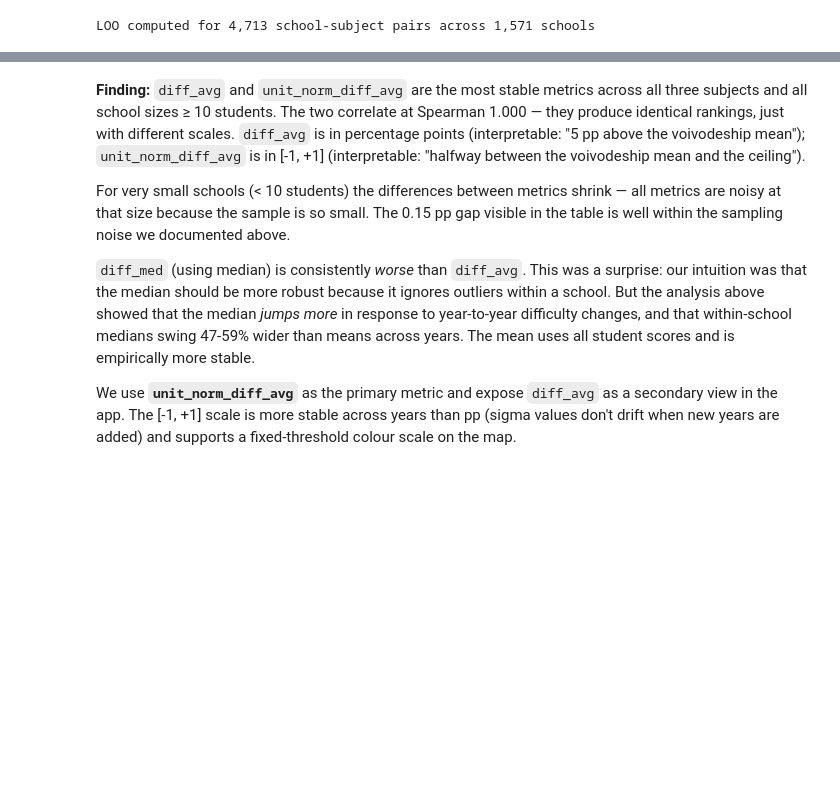
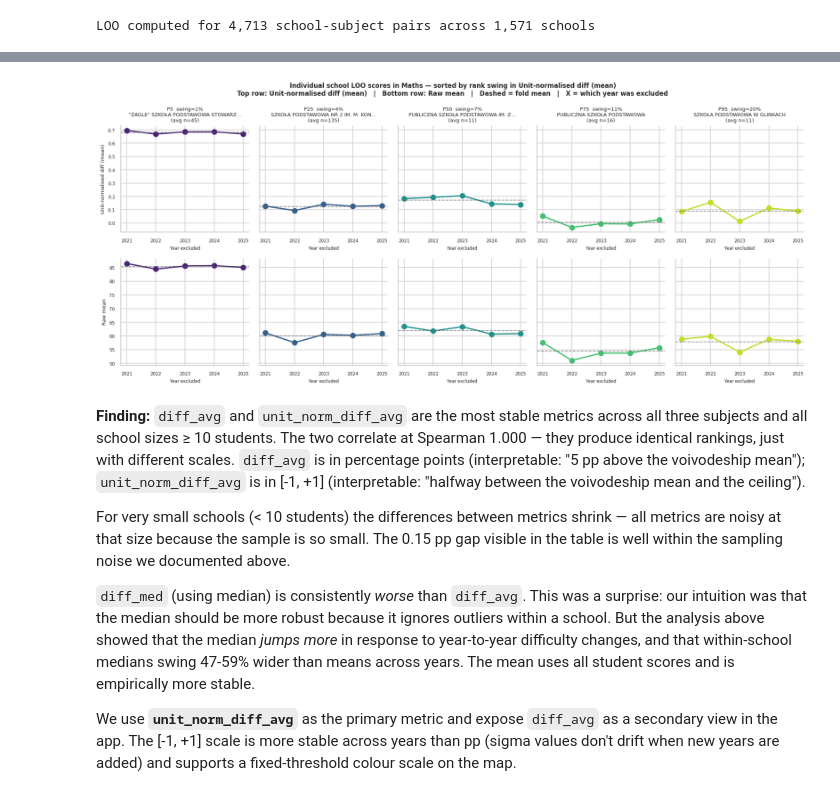
Before and after one commit to herbakamil/compare-primary-schools-mazowieckie, a Jupyter notebook: notebooks/how_to_measure_school_quality.ipynb, the cells around one changed output, grey strips where cells are left out. Drawn from its saved outputs; the diff is of its cells as text; code cells hidden in the pictures; blank space fills up the shorter version.

Commit message:
Picking best metric - stability test - show how school position changes

```diff
--- a/notebooks/how_to_measure_school_quality.ipynb
+++ b/notebooks/how_to_measure_school_quality.ipynb
@@ -1076,3 +1232,71 @@ English: green = most stable metric for that school size
+# %%
+# ── Concrete examples: how stable is a school's LOO score when one year is excluded? ──
+# Pick schools at different percentiles of rank swing for the primary metric (Maths).
+# Each panel: score in LOO folds (X = excluded year, Y = score).
+# Dashed horizontal = mean across folds. Tight cluster = stable; spread = unstable.
+PRIMARY_SUBJECT  = 'matematyka'
+PRIMARY_METRIC   = 'unit_norm_diff_avg'
+BASELINE_METRIC  = 'mean'
+
+swing_primary = (
+    rank_swing_df[
+        (rank_swing_df['metric'] == PRIMARY_METRIC) &
+        (rank_swing_df['subject'] == PRIMARY_SUBJECT)
+    ]
+    .sort_values('rank_swing')
+    .reset_index(drop=True)
+)
+PICK_PCTS = [5, 25, 50, 75, 95]
+
+fig, axes = plt.subplots(2, len(PICK_PCTS), figsize=(16, 7), sharey='row')
+school_colors = plt.cm.viridis(np.linspace(0.1, 0.9, len(PICK_PCTS)))
+
+for col_idx, pct in enumerate(PICK_PCTS):
+    idx = int(len(swing_primary) * pct / 100)
+    row_data = swing_primary.iloc[idx]
+    rspo, rank_swing_val = row_data['rspo'], row_data['rank_swing']
+    school_name = df_multi.loc[df_multi['rspo'] == rspo, 'school_name'].iloc[0]
+    name_short = school_name[:33] + '…' if len(school_name) > 33 else school_name
+    avg_n = df_multi.loc[df_multi['rspo'] == rspo, f'n_{PRIMARY_SUBJECT}'].mean()
+    school_years = sorted(df_multi.loc[df_multi['rspo'] == rspo, 'year'].unique())
+    excluded_year_labels = [str(y) for y in school_years]
+
+    for metric_row, metric_name in enumerate([PRIMARY_METRIC, BASELINE_METRIC]):
+        ax = axes[metric_row, col_idx]
+        fold_s = fold_scores_all_years[(PRIMARY_SUBJECT, metric_name)].get(rspo)
+        if fold_s is None:
+            ax.text(0.5, 0.5, 'no data', ha='center', va='center',
+                    transform=ax.transAxes, fontsize=8)
+            continue
+        color = school_colors[col_idx]
+        ax.plot(excluded_year_labels, fold_s, 'o-', lw=2, color=color, markersize=8)
+        ax.axhline(np.mean(fold_s), ls='--', color='#666', lw=1.2, alpha=0.7)
+        ax.spines[['top', 'right']].set_visible(False)
+        ax.tick_params(axis='both', labelsize=7)
+        ax.set_xlabel('Year excluded', fontsize=7)
+        if col_idx == 0:
+            row_label = (METRIC_DISPLAY[metric_name][0]
+                         if metric_name in METRIC_DISPLAY else metric_name)
+            ax.set_ylabel(row_label, fontsize=8)
+        if metric_row == 0:
+            ax.set_title(
+                f'P{pct}  swing={rank_swing_val:.0f}%\n{name_short}\n(avg n={avg_n:.0f})',
+                fontsize=8,
+            )
+
+primary_label  = METRIC_DISPLAY.get(PRIMARY_METRIC,  (PRIMARY_METRIC,))[0]
+baseline_label = METRIC_DISPLAY.get(BASELINE_METRIC, (BASELINE_METRIC,))[0]
+fig.suptitle(
+    f'Individual school LOO scores in {SUBJECT_LABELS[PRIMARY_SUBJECT]} — '
+    f'sorted by rank swing in {primary_label}\n'
+    f'Top row: {primary_label}   |   Bottom row: {baseline_label}   |   '
+    f'Dashed = fold mean   |   X = which year was excluded',
+    fontsize=10, fontweight='bold',
+)
+plt.tight_layout()
+plt.show()
+# %% [output]
+[figure, added]
 # %% [markdown]
 **Finding:** `diff_avg` and `unit_norm_diff_avg` are the most stable metrics across all
 three subjects and all school sizes ≥ 10 students. The two correlate at Spearman 1.000
```
Also changed, not shown: parts of 4 cells of this notebook.
